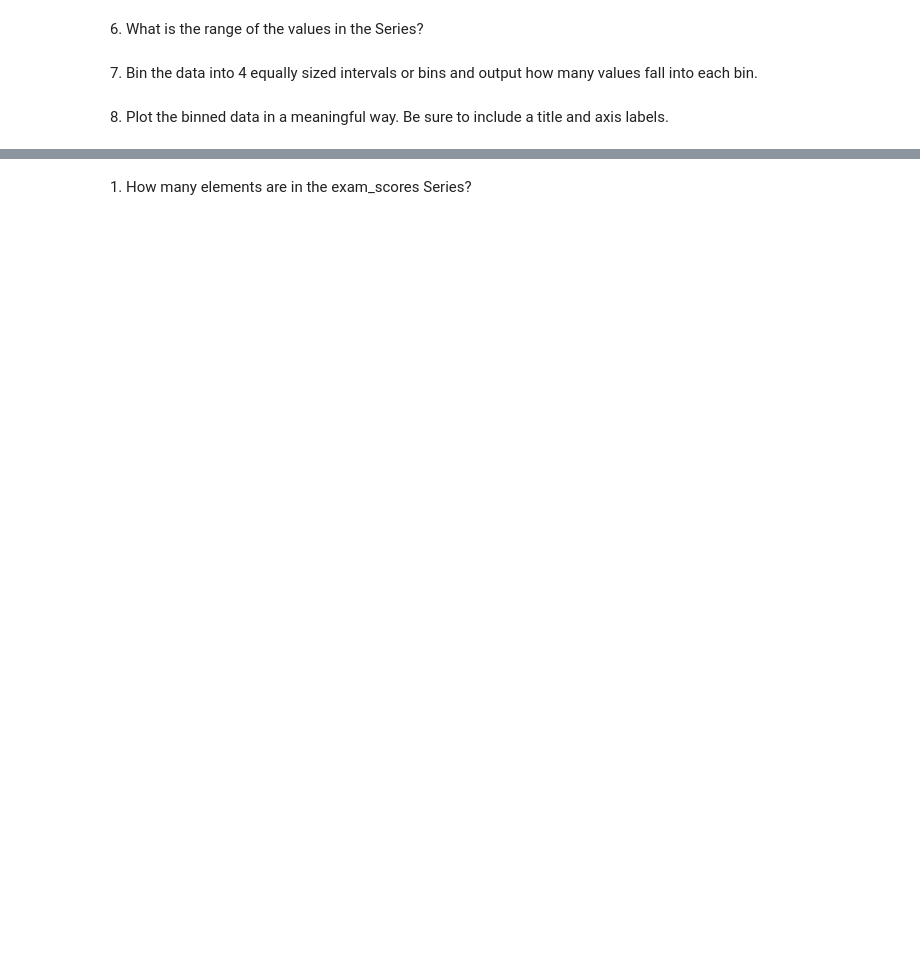
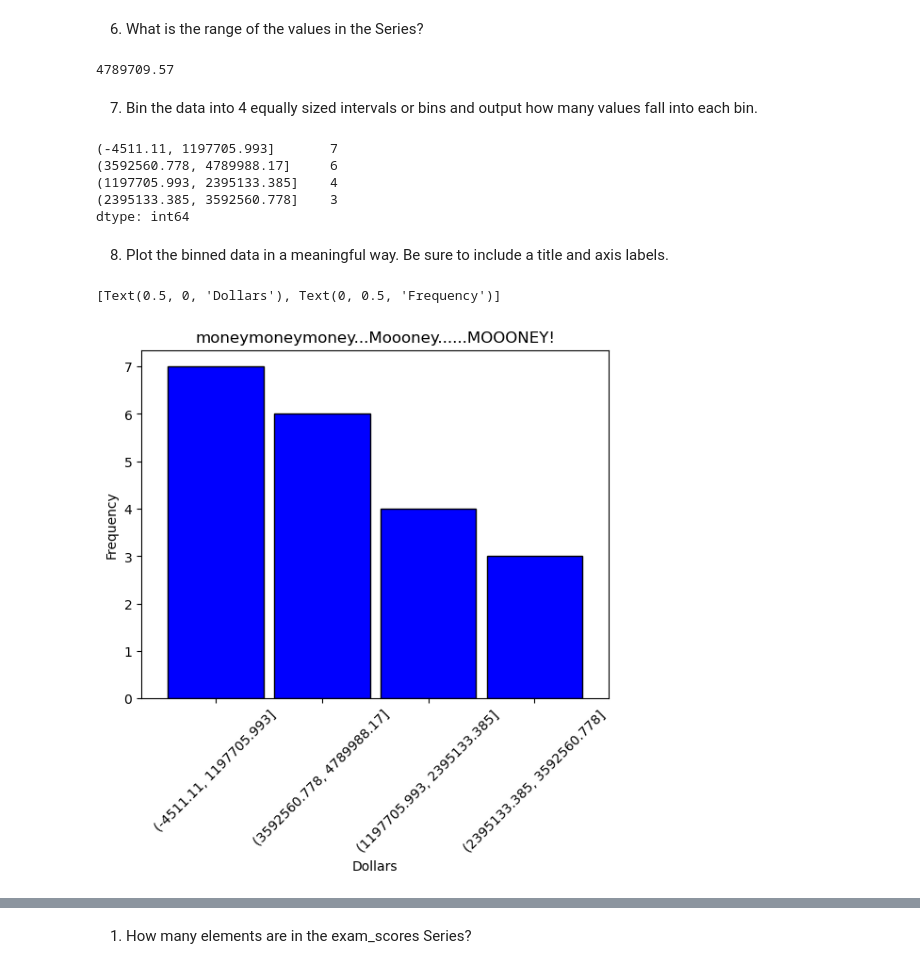
Before and after one commit to Alfred-W-S-Pirovits-Jr/numpy-pandas-visualization-exercises, a Jupyter notebook: pandas_series.ipynb, the cells around one changed output, grey strips where cells are left out. Drawn from its saved outputs; the diff is of its cells as text; code cells hidden in the pictures; blank space fills up the shorter version.

```diff
--- a/pandas_series.ipynb
+++ b/pandas_series.ipynb
@@ -394,5 +396,6 @@ numbers.size
 # %% [markdown]
 3.  Perform the necessary manipulations by accessing Series attributes and methods to convert the numbers Series to a numeric data type.
 # %%
-float(numbers.str.replace('$', ''))
+numbers = numbers.str.replace('$', '').str.replace(',', '').astype(float)
+numbers
 # %% [output]
@@ -404,7 +431,30 @@ TypeError: cannot convert the series to <class 'float'>
 # %% [markdown]
 6.  What is the range of the values in the Series?
+# %%
+max(numbers) - min(numbers)
+# %% [output]
+4789709.57
 # %% [markdown]
 7.  Bin the data into 4 equally sized intervals or bins and output how many values fall into each bin.
+# %%
+bin_numbers = pd.cut(numbers, 4)
+bin_numbers.value_counts()
+# %% [output]
+(-4511.11, 1197705.993]       7
+(3592560.778, 4789988.17]     6
+(1197705.993, 2395133.385]    4
+(2395133.385, 3592560.778]    3
+dtype: int64
 # %% [markdown]
 8.  Plot the binned data in a meaningful way. Be sure to include a title and axis labels.
+# %%
+bin_numbers.value_counts().plot.bar(title='moneymoneymoney...Moooney......MOOONEY!',
+                            rot=45,
+                            color='blue',
+                            ec='black',
+                            width=.9).set(xlabel='Dollars',
+                            ylabel='Frequency')
+# %% [output]
+[Text(0.5, 0, 'Dollars'), Text(0, 0.5, 'Frequency')]
+[figure, added]
 # %%
```
Also changed, not shown: parts of 16 cells of this notebook.
